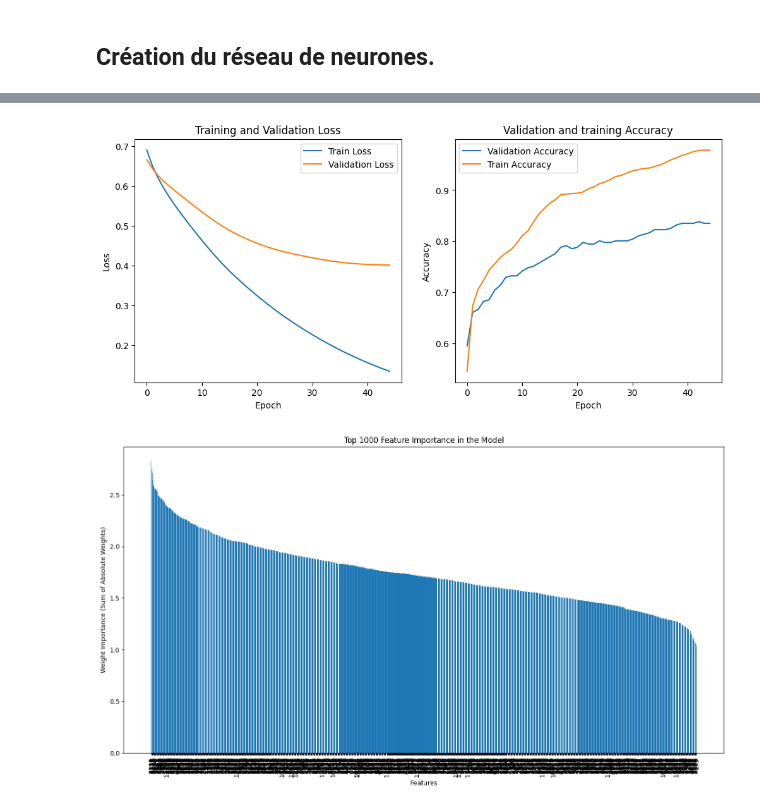
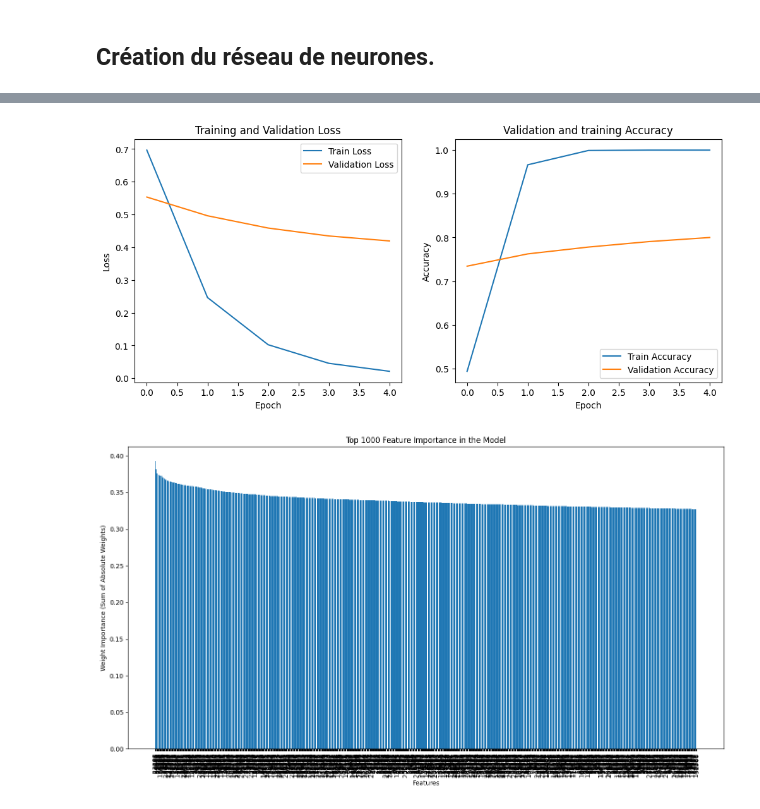
Before and after one commit to Turbotje/Repo_test, a Jupyter notebook: Projet_Diabete_UE_Bioinfo.ipynb, the cells around one changed output, grey strips where cells are left out. Cells and saved outputs as stored; diff of their text form; code cells hidden in the pictures.

```diff
--- a/Projet_Diabete_UE_Bioinfo.ipynb
+++ b/Projet_Diabete_UE_Bioinfo.ipynb
@@ -92,6 +82,9 @@ FileNotFoundError: [Errno 2] No such file or directory: '/content/drive/MyDrive/
 # %% [markdown]
 ## Transformation des données pour garder les "features" (ici les gènes) en colonnes et les individus en ligne, format sur lequel les librairies de deep learning sont basées. Création de la colonne "Label" pour la supervisation de l'apprentissage (0 pour contrôles et 1 pour patients).
 # %%
+# Définir 'gene.id' comme index
+data.set_index('gene.id', inplace=True)
+
 data_transposed = data.T  # Transpose the DataFrame
 data_transposed['Label'] = [0 if i < 653 else 1 for i in range(len(data_transposed))]
 
@@ -169,0 +197,27 @@ filtered_data.head(5)
+# %%
+from statsmodels.stats.multitest import multipletests
+
+# Convert p-values to a pandas Series for easier manipulation
+p_values_series = pd.Series(p_values)
+
+# Apply Benjamini-Hochberg correction
+rejected, corrected_p_values, _, _ = multipletests(p_values_series, alpha=0.05, method='fdr_bh')
+
+# Store corrected p-values in a Series
+corrected_p_values_series = pd.Series(corrected_p_values, index=p_values_series.index)
+
+# Sort genes by corrected p-value (ascending order)
+sorted_corrected_p_values = corrected_p_values_series.sort_values()
+
+# Select the top N genes with the smallest corrected p-values (e.g., top 1000)
+top_genes = sorted_corrected_p_values.head(30000).index  # Adjust the number as needed
+
+# Filter the original dataset to keep only the top differentially expressed genes
+filtered_data = data_transposed[top_genes]
+
+# Add the 'Label' column back to the filtered dataset
+filtered_data['Label'] = data_transposed['Label']
+
+print(f"Filtered dataset shape: {filtered_data.shape}")
+
+filtered_data.head(5)
@@ -227,7 +295,7 @@ val_accuracies = []
 train_accuracies = []
 
 # Training loop
-num_epochs = 45
+num_epochs = 5
 for epoch in range(num_epochs):
     # Forward pass
     outputs = model(X_train)
@@ -259,7 +327,7 @@ for epoch in range(num_epochs):
         val_accuracies.append(accuracy.item())
 
     # Print loss every 10 epochs
-    if (epoch + 1) % 10 == 0:
+    if (epoch + 1) % 1 == 0:
         print(f'Epoch [{epoch+1}/{num_epochs}], Loss: {loss.item():.4f}, Val Loss: {val_loss.item():.4f}, Val Accuracy: {accuracy.item() * 100:.2f}%')
 
 # Plot the training and validation loss
@@ -276,8 +344,8 @@ plt.legend()
 
 # Plot accuracy
 plt.subplot(1, 2, 2)
+plt.plot(train_accuracies, label ='Train Accuracy')
 plt.plot(val_accuracies, label='Validation Accuracy')
-plt.plot(train_accuracies, label ='Train Accuracy')
 plt.xlabel('Epoch')
 plt.ylabel('Accuracy')
 plt.title('Validation and training Accuracy')
@@ -292,4 +361,4 @@ Epoch [40/45], Loss: 0.1619, Val Loss: 0.4038, Val Accuracy: 83.49%
-[figure, old version]
+[figure, new version]
 # %%
 # Get the weights from the first layer (fc1)
 weights = model.fc1.weight.data
@@ -331,4 +400,4 @@ plt.title(f'Top {top_n} Feature Importance in the Model')
 plt.tight_layout()  # Adjust layout to prevent overlapping labels
 plt.show()
 # %% [output]
-[figure, old version]
+[figure, new version]
```
Also changed, not shown: parts of 11 cells of this notebook.
